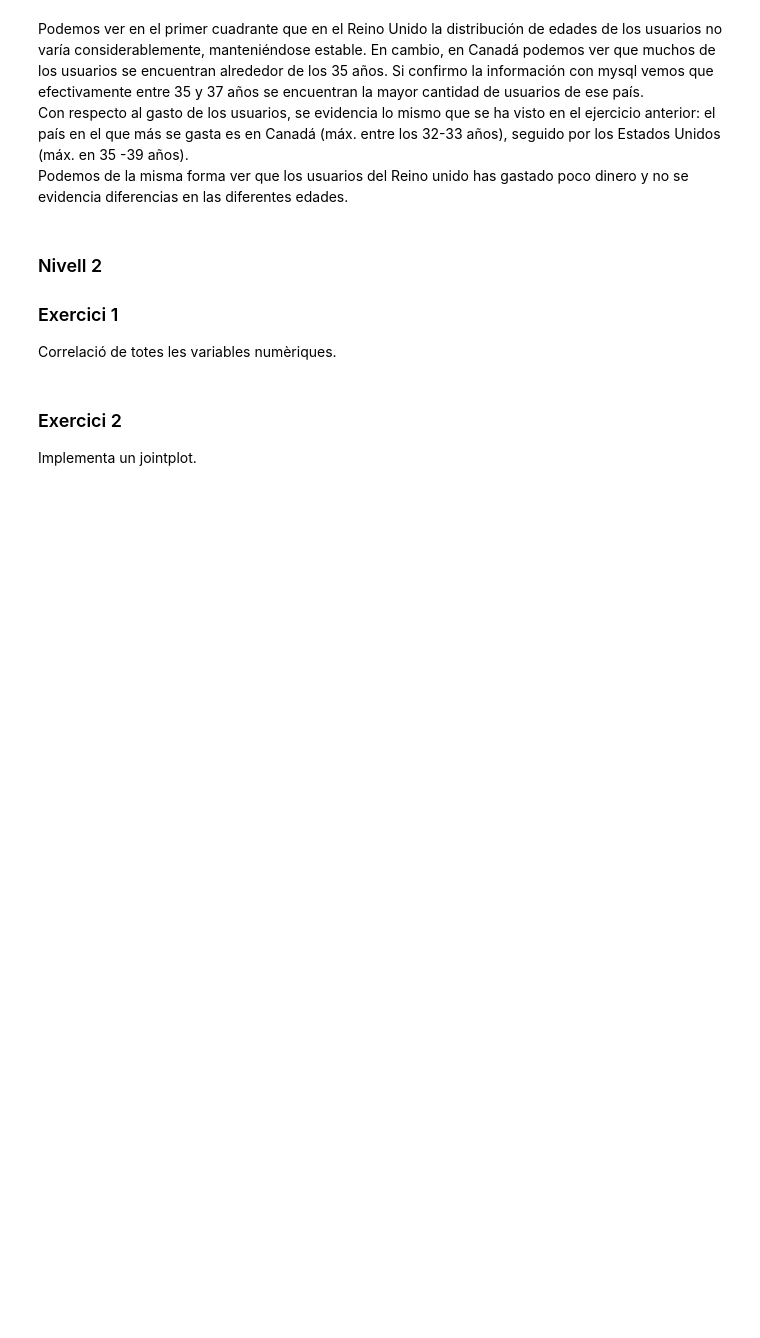
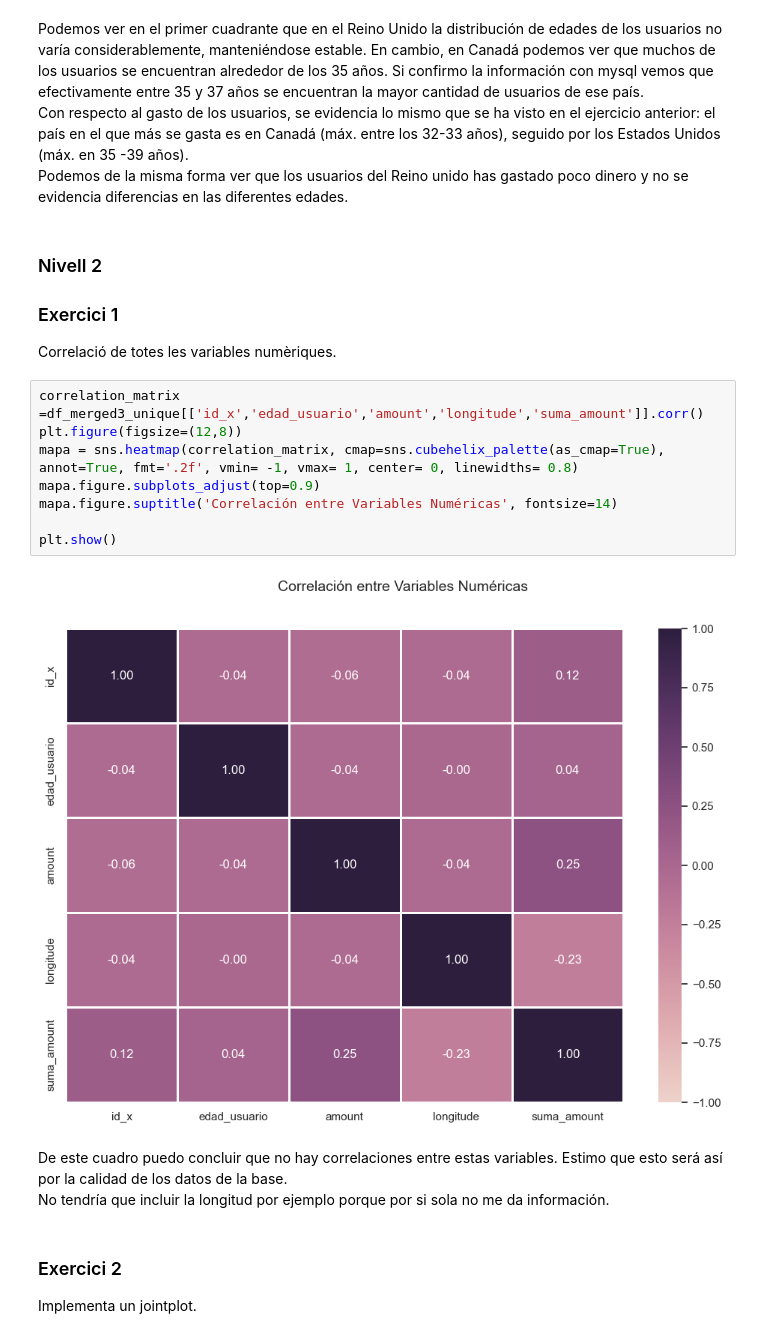
Before and after one commit to Cony-Zappala/curso_data_analyst_sprint_8, a Jupyter notebook: sprint 8.ipynb, the cells around one changed output. Drawn from its saved outputs; the diff is of its cells as text; blank space fills up the shorter version.

```diff
--- a/sprint 8.ipynb
+++ b/sprint 8.ipynb
@@ -210,6 +211,19 @@ Podemos de la misma forma ver que los usuarios del Reino unido has gastado poco
 ### Nivell 2
 ### Exercici 1
 Correlació de totes les variables numèriques.
+# %%
+correlation_matrix =df_merged3_unique[['id_x','edad_usuario','amount','longitude','suma_amount']].corr()
+plt.figure(figsize=(12,8))
+mapa = sns.heatmap(correlation_matrix, cmap=sns.cubehelix_palette(as_cmap=True), annot=True, fmt='.2f', vmin= -1, vmax= 1, center= 0, linewidths= 0.8)
+mapa.figure.subplots_adjust(top=0.9)
+mapa.figure.suptitle('Correlación entre Variables Numéricas', fontsize=14)
+
+plt.show()
+# %% [output]
+[figure, added]
+# %% [markdown]
+De este cuadro puedo concluir que no hay correlaciones entre estas variables. Estimo que esto será así por la calidad de los datos de la base.
+No tendría que incluir la longitud por ejemplo porque por si sola no me da información.
 # %% [markdown]
 ### Exercici 2
 Implementa un jointplot.
```
Also changed, not shown: parts of 16 cells of this notebook.
